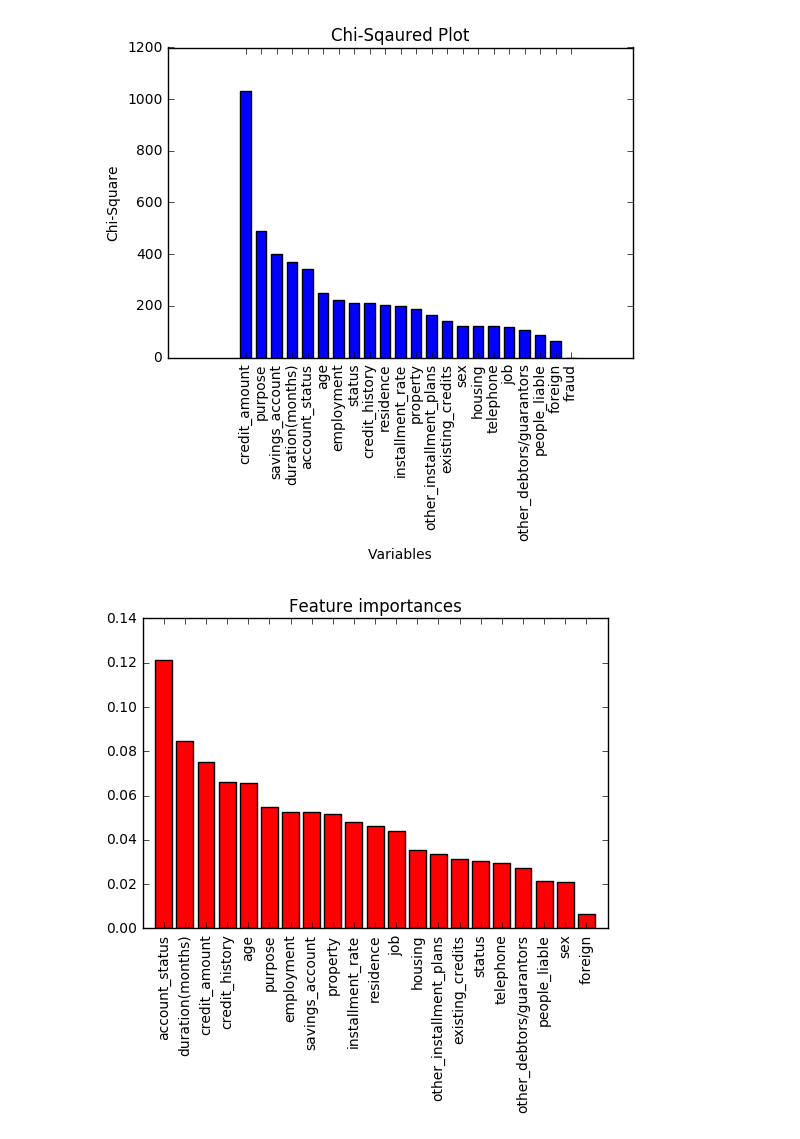
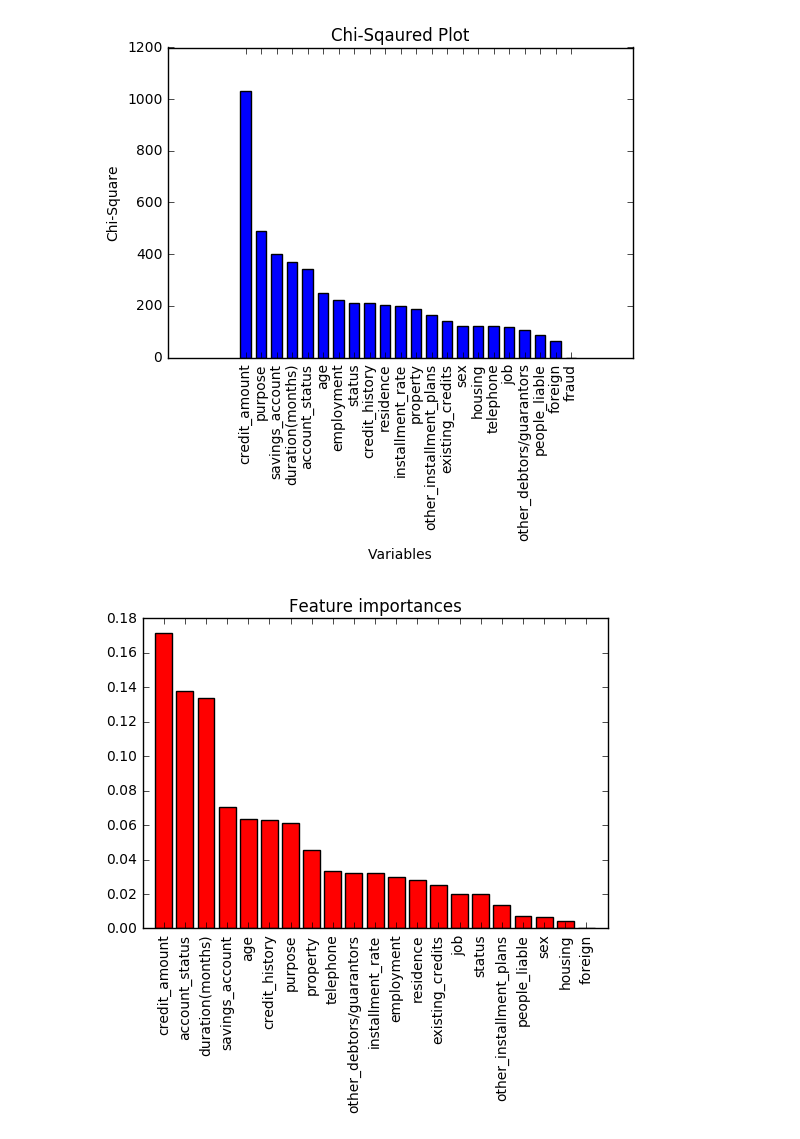
Before and after one commit to jonerra/German_Credit, a Jupyter notebook: StatExplore.ipynb, the cells around one changed output. Saved outputs shown, nothing was run; the diff lists cells and outputs as text; code cells hidden in the pictures.

Commit message:
use decision tree

```diff
--- a/StatExplore.ipynb
+++ b/StatExplore.ipynb
@@ -6,6 +6,7 @@ from scipy.stats import chi2_contingency
 import matplotlib.pyplot as plt
 %matplotlib inline
 from sklearn.ensemble import ExtraTreesClassifier
+from sklearn.tree import DecisionTreeClassifier
 
 
 def explore(file, target):
@@ -44,35 +45,35 @@ def explore(file, target):
     # Our variables for the classification task
     X = np.array(df.drop([target], 1))
     y = np.array(df[target])
 
     # Build a forest and compute the feature importances
-    forest = ExtraTreesClassifier(n_estimators=250,
-                                  random_state=0)
+    # clf = ExtraTreesClassifier(n_estimators=250, random_state=0)
+    clf = DecisionTreeClassifier(random_state=0)
 
-    forest.fit(X, y)
-    importances = forest.feature_importances_
+    clf.fit(X, y)
+    importances = clf.feature_importances_
     indices = np.argsort(importances)[::-1]
     columns = []
     for i in indices:
         name = df.columns[i]
         columns.append(name)
     # print(columns)
 
     # Print the feature ranking
 #     print("Feature ranking:")
 
 #     for f in range(X.shape[1]):
 #         print("%d. %s (%f)" % (f + 1, columns[f], importances[indices[f]]))
 
     # Plot the feature importances of the forest
     plt.figure()
     plt.title("Feature importances")
     plt.bar(range(X.shape[1]), importances[indices], color='r', align="center")
     plt.xticks(range(X.shape[1]), columns, rotation='90')
     plt.xlim([-1, X.shape[1]])
     plt.show()
 
 explore('data/german_num_data_train.csv', 'fraud')
 # %% [output]
 [figure]
-[figure, old version]
+[figure, new version]
```
